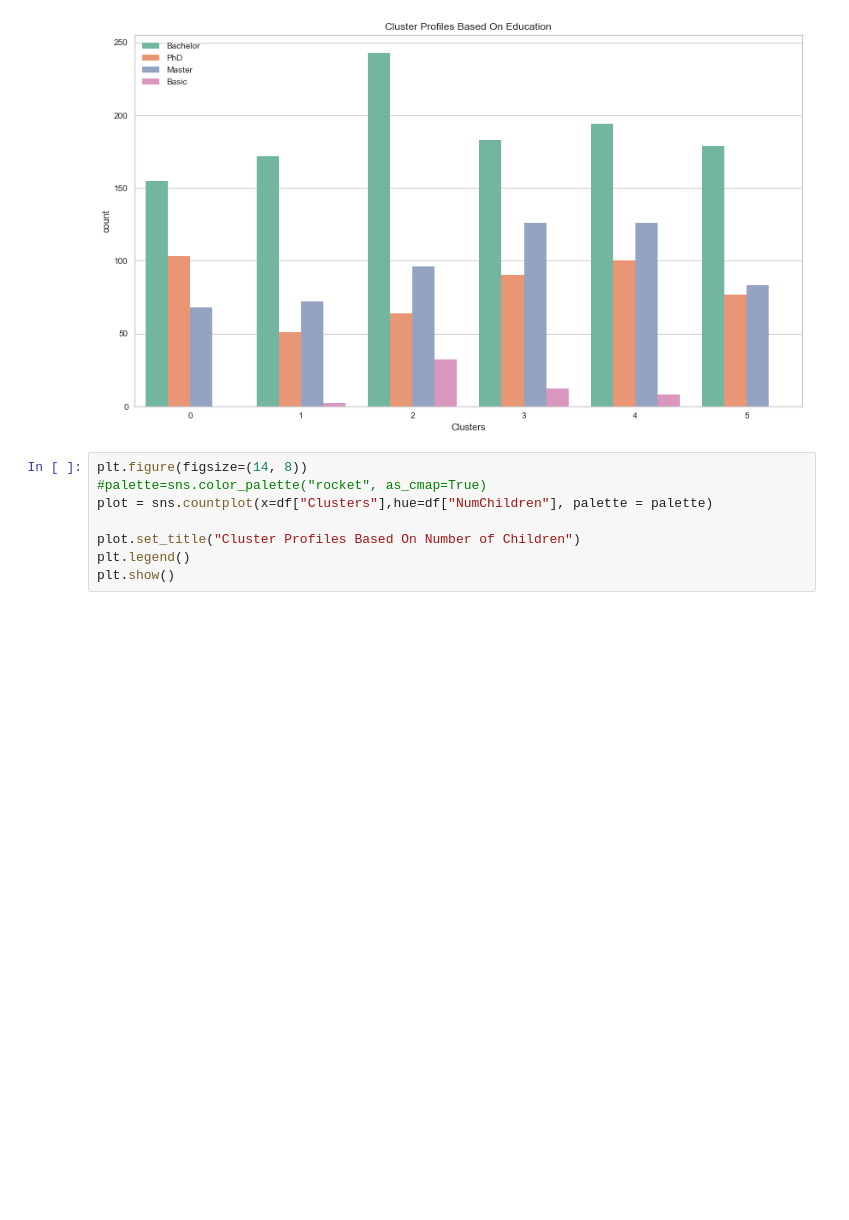
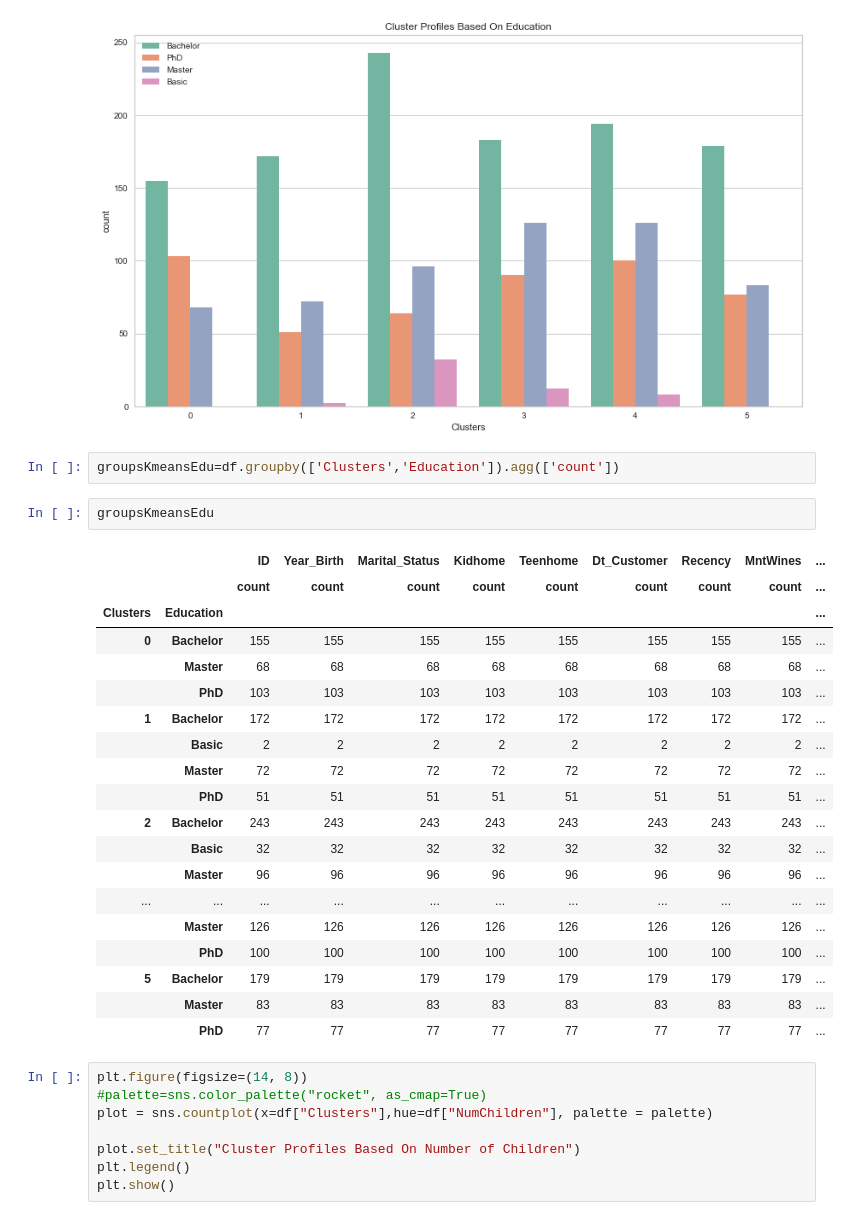
Before and after one commit to dapopov-st/store-customer-segmentation, a Jupyter notebook: PythonProjectSegmentation-No PCA.ipynb, the cells around one changed output. Saved outputs shown, nothing was run; the diff lists cells and outputs as text; blank space fills up the shorter version.

```diff
--- a/PythonProjectSegmentation-No PCA.ipynb
+++ b/PythonProjectSegmentation-No PCA.ipynb
@@ -344,6 +371,30 @@ plt.legend()
 plt.show()
 # %% [output]
 [figure]
+# %%
+groupsKmeansEdu=df.groupby(['Clusters','Education']).agg(['count'])
+# %%
+groupsKmeansEdu
+# %% [output]
+|  |  | ID | Year_Birth | Marital_Status | Kidhome | Teenhome | Dt_Customer | Recency | MntWines | ... |
+|  |  | count | count | count | count | count | count | count | count | ... |
+| Clusters | Education |  |  |  |  |  |  |  |  | ... |
+| 0 | Bachelor | 155 | 155 | 155 | 155 | 155 | 155 | 155 | 155 | ... |
+|  | Master | 68 | 68 | 68 | 68 | 68 | 68 | 68 | 68 | ... |
+|  | PhD | 103 | 103 | 103 | 103 | 103 | 103 | 103 | 103 | ... |
+| 1 | Bachelor | 172 | 172 | 172 | 172 | 172 | 172 | 172 | 172 | ... |
+|  | Basic | 2 | 2 | 2 | 2 | 2 | 2 | 2 | 2 | ... |
+|  | Master | 72 | 72 | 72 | 72 | 72 | 72 | 72 | 72 | ... |
+|  | PhD | 51 | 51 | 51 | 51 | 51 | 51 | 51 | 51 | ... |
+| 2 | Bachelor | 243 | 243 | 243 | 243 | 243 | 243 | 243 | 243 | ... |
+|  | Basic | 32 | 32 | 32 | 32 | 32 | 32 | 32 | 32 | ... |
+|  | Master | 96 | 96 | 96 | 96 | 96 | 96 | 96 | 96 | ... |
+| ... | ... | ... | ... | ... | ... | ... | ... | ... | ... | ... |
+|  | Master | 126 | 126 | 126 | 126 | 126 | 126 | 126 | 126 | ... |
+|  | PhD | 100 | 100 | 100 | 100 | 100 | 100 | 100 | 100 | ... |
+| 5 | Bachelor | 179 | 179 | 179 | 179 | 179 | 179 | 179 | 179 | ... |
+|  | Master | 83 | 83 | 83 | 83 | 83 | 83 | 83 | 83 | ... |
+|  | PhD | 77 | 77 | 77 | 77 | 77 | 77 | 77 | 77 | ... |
 # %%
 plt.figure(figsize=(14, 8))
 #palette=sns.color_palette("rocket", as_cmap=True)
```
Also changed, not shown: parts of 40 cells of this notebook.
